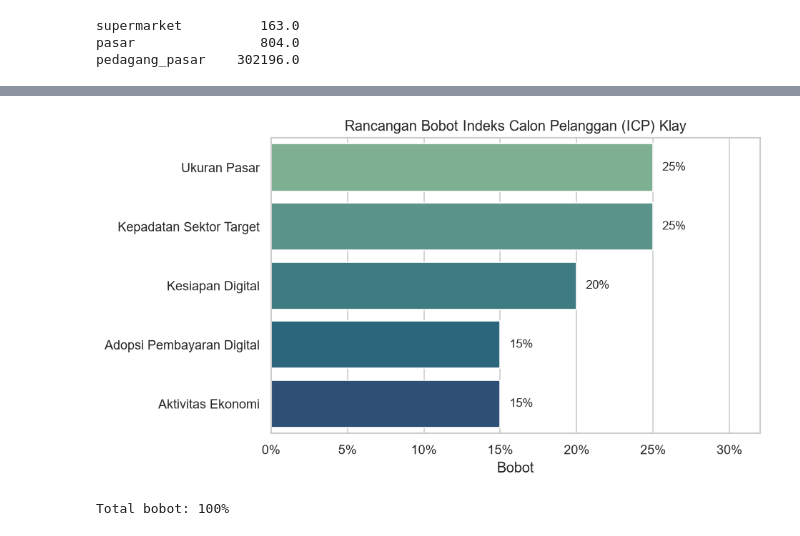
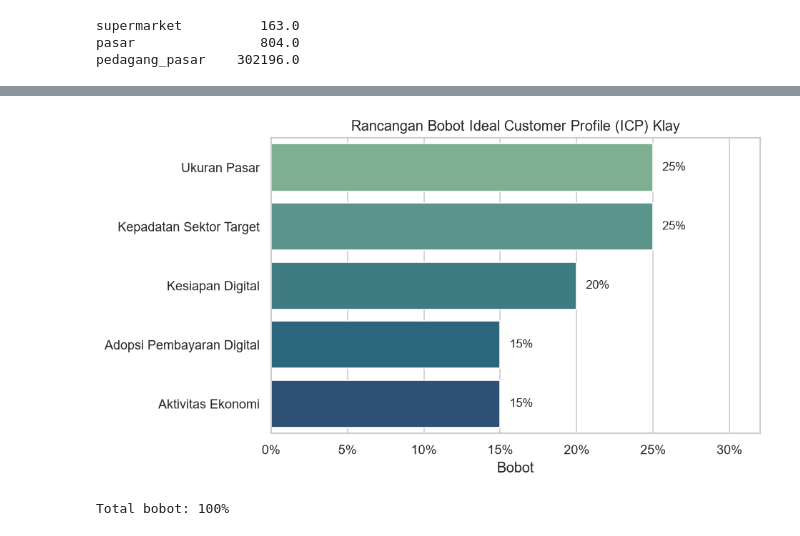
Before and after one commit to ayusafitri721/klay-umkm-market-prioritization, a Jupyter notebook: Tugas2_DS_Kelompok13.ipynb, the cells around one changed output, grey strips where cells are left out. Drawn from its saved outputs; the diff is of its cells as text; code cells hidden in the pictures.

```diff
--- a/Tugas2_DS_Kelompok13.ipynb
+++ b/Tugas2_DS_Kelompok13.ipynb
@@ -214,6 +226,7 @@ Wilayah lolos          : 30
 # %%
 features = {
-    "penduduk_ribu": "ukuran_pasar_penduduk",
+    "imk_unit": "ukuran_pasar_imk",
+    "pedagang_pasar": "ukuran_pasar_pedagang",
     "imk_per_100k": "kepadatan_imk",
     "pedagang_per_100k": "kepadatan_pedagang",
     "ipm": "kesiapan_ipm",
@@ -267,7 +271,7 @@ Fitur yang dinormalisasi mewakili lima komponen ICP. Hasil normalisasi berada pa
 # %% [markdown]
 Komponen ICP dibentuk dari rata-rata sederhana indikator terormalisasi. **Ini bukan skor akhir**; komponen hanya dipakai untuk EDA dan verifikasi arah indikator. Pembobotan dan skor akhir sengaja belum dihitung karena berada di luar cakupan Tugas 2.
 # %%
-clean["komp_ukuran_pasar"] = clean["ukuran_pasar_penduduk"]
+clean["komp_ukuran_pasar"] = clean[["ukuran_pasar_imk", "ukuran_pasar_pedagang"]].mean(axis=1)
 clean["komp_kepadatan_sektor"] = clean[["kepadatan_imk", "kepadatan_pedagang"]].mean(axis=1)
 clean["komp_kesiapan_digital"] = clean[["kesiapan_ipm", "kesiapan_pengeluaran"]].mean(axis=1)
 clean["komp_adopsi_digital"] = clean[["adopsi_simpanan", "adopsi_tabungan"]].mean(axis=1)
@@ -515,18 +519,18 @@ weights = pd.DataFrame({
     "Komponen": ["Ukuran Pasar", "Kepadatan Sektor Target", "Kesiapan Digital",
                  "Adopsi Pembayaran Digital", "Aktivitas Ekonomi"],
     "Indikator": [
-        "Jumlah penduduk; jumlah pedagang pasar",
+        "Jumlah unit IMK; jumlah pedagang pasar",
         "IMK per 100.000 penduduk; pedagang pasar per 100.000 penduduk",
-        "IPM; pengeluaran per kapita",
-        "Simpanan per kapita; tabungan per kapita",
+        "IPM; pengeluaran per kapita (proxy literasi digital dan daya beli)",
+        "Simpanan per kapita; tabungan per kapita (proxy QRIS/non-tunai)",
         "PDRB per kapita",
     ],
     "Arah": ["+", "+", "+", "+", "+"],
     "Bobot": [0.25, 0.25, 0.20, 0.15, 0.15],
     "Justifikasi": [
-        "Volume merchant dan transaksi menentukan potensi revenue; Klay memonetisasi per outlet.",
+        "Jumlah usaha mikro/kecil dan pedagang pasar menentukan volume merchant dan transaksi; Klay memonetisasi per outlet.",
         "F&B, retail, dan jasa adalah pengguna utama POS; kepadatan tinggi menurunkan biaya akuisisi per leads.",
-        "Literasi dan daya beli menurunkan biaya onboarding serta churn.",
+        "IPM dan daya beli adalah proxy kesiapan digital karena persentase pengguna internet/ponsel per kab/kota tidak tersedia di sumber terpilih.",
         "Proxy kebiasaan nontunai dan akses layanan keuangan; QRIS ideal tetapi belum tersedia per kab/kota.",
         "Intensitas bisnis dan kemampuan bayar menentukan kesediaan berlangganan.",
     ],
@@ -542,21 +546,21 @@ weights
 # %%
 fig, ax = plt.subplots(figsize=(8, 4.5))
 sns.barplot(data=weights, y="Komponen", x="Bobot", hue="Komponen", legend=False,
             palette="crest", ax=ax)
 for i, r in weights.iterrows():
     ax.text(r.Bobot + 0.006, i, f"{r.Bobot:.0%}", va="center", fontsize=10)
 ax.set_xlim(0, 0.32)
 ax.set_xlabel("Bobot")
 ax.set_ylabel("")
-ax.set_title("Rancangan Bobot Indeks Calon Pelanggan (ICP) Klay")
+ax.set_title("Rancangan Bobot Ideal Customer Profile (ICP) Klay")
 ax.xaxis.set_major_formatter(FuncFormatter(lambda x, _: f"{x:.0%}"))
 plt.tight_layout()
 plt.savefig("figures/fig9_bobot_icp.png", bbox_inches="tight")
 plt.show()
 
 print("Total bobot:", f"{weights.Bobot.sum():.0%}")
 # %% [output]
-[figure, old version]
+[figure, new version]
 Total bobot: 100%
 # %% [markdown]
 ### 4.1 Formula skor (rancangan, belum dihitung)
```
Also changed, not shown: parts of 16 cells of this notebook, 13 other files.
